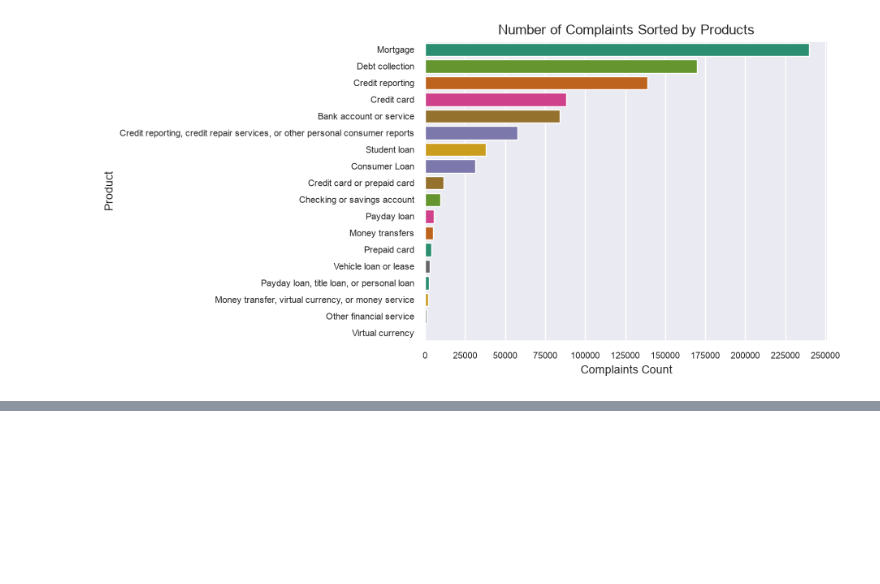
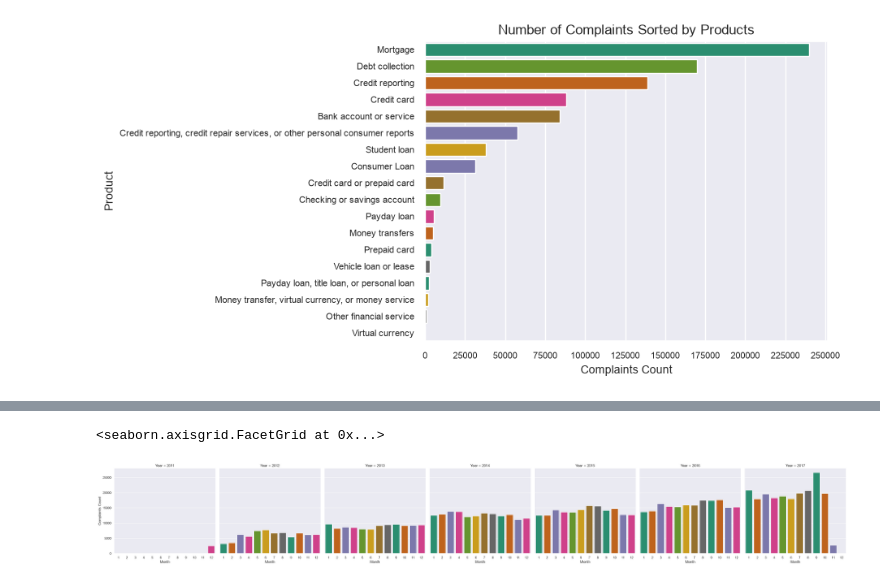
Before and after one commit to DimitarK13/consumer-complaints, a Jupyter notebook: notebooks/03-exploratory-data-analysis.ipynb, the cells around one changed output, grey strips where cells are left out. Cells and saved outputs as stored; diff of their text form; code cells hidden in the pictures; blank space fills up the shorter version.

```diff
--- a/notebooks/03-exploratory-data-analysis.ipynb
+++ b/notebooks/03-exploratory-data-analysis.ipynb
@@ -78,0 +98,10 @@ Text(0.5, 1.0, 'Number of Complaints Sorted by Products')
+# %%
+df['year'] = df['date_received'].dt.year
+df['month'] = df['date_received'].dt.month
+
+f = sns.catplot(data=df, x='month', col='Year', hue='month', kind='count', legend=False, palette='Dark2')
+
+f.set_axis_labels('Month', 'Complaints Count')
+# %% [output]
+<seaborn.axisgrid.FacetGrid at 0x...>
+[figure, added]
```
Also changed, not shown: parts of 3 cells of this notebook.
